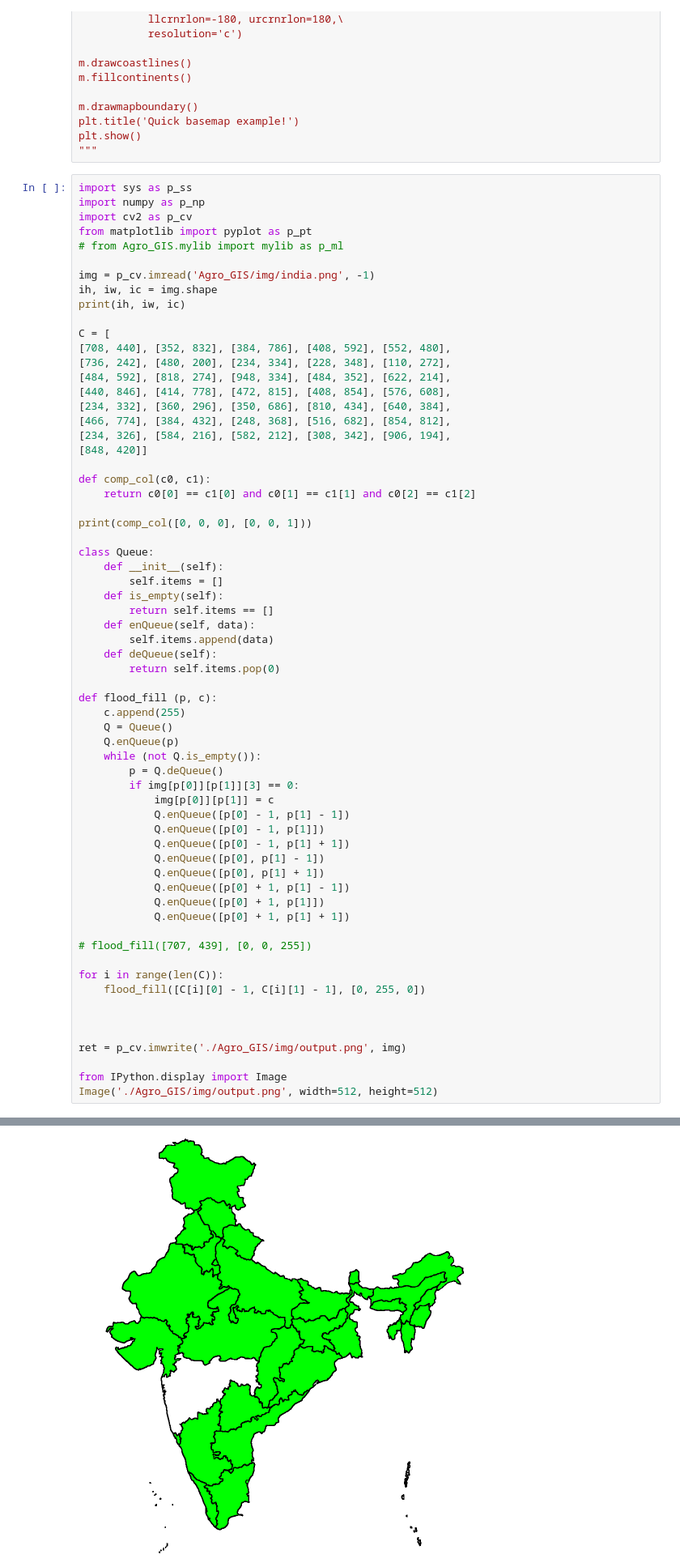
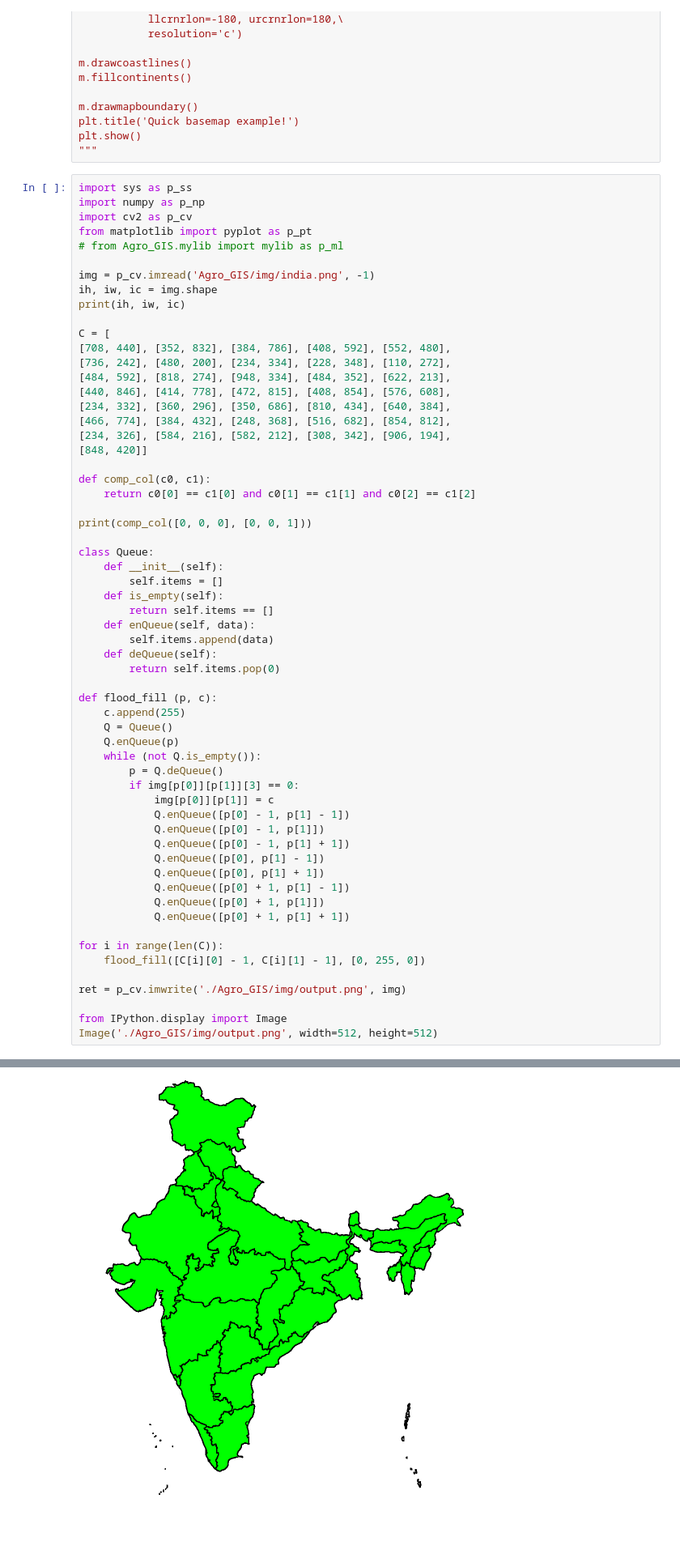
Before and after one commit to TheScienceUniverse/Agro_GIS, a Jupyter notebook: Agro_GIS.ipynb, the cells around one changed output, grey strips where cells are left out. Shown at 81% size. Saved outputs shown, nothing was run; the diff lists cells and outputs as text; blank space fills up the shorter version.

```diff
--- a/Agro_GIS.ipynb
+++ b/Agro_GIS.ipynb
@@ -82,7 +82,7 @@ print(ih, iw, ic)
 C = [
 [708, 440], [352, 832], [384, 786], [408, 592], [552, 480],
 [736, 242], [480, 200], [234, 334], [228, 348], [110, 272],
-[484, 592], [818, 274], [948, 334], [484, 352], [622, 214],
+[484, 592], [818, 274], [948, 334], [484, 352], [622, 213],
 [440, 846], [414, 778], [472, 815], [408, 854], [576, 608],
 [234, 332], [360, 296], [350, 686], [810, 434], [640, 384],
 [466, 774], [384, 432], [248, 368], [516, 682], [854, 812],
@@ -104,35 +104,31 @@ class Queue:
 	def deQueue(self):
 		return self.items.pop(0)
 
 def flood_fill (p, c):
 	c.append(255)
 	Q = Queue()
 	Q.enQueue(p)
 	while (not Q.is_empty()):
 		p = Q.deQueue()
 		if img[p[0]][p[1]][3] == 0:
 			img[p[0]][p[1]] = c
 			Q.enQueue([p[0] - 1, p[1] - 1])
 			Q.enQueue([p[0] - 1, p[1]])
 			Q.enQueue([p[0] - 1, p[1] + 1])
 			Q.enQueue([p[0], p[1] - 1])
 			Q.enQueue([p[0], p[1] + 1])
 			Q.enQueue([p[0] + 1, p[1] - 1])
 			Q.enQueue([p[0] + 1, p[1]])
 			Q.enQueue([p[0] + 1, p[1] + 1])
 
-# flood_fill([707, 439], [0, 0, 255])
-
 for i in range(len(C)):
 	flood_fill([C[i][0] - 1, C[i][1] - 1], [0, 255, 0])
-
-
 
 ret = p_cv.imwrite('./Agro_GIS/img/output.png', img)
 
 from IPython.display import Image
 Image('./Agro_GIS/img/output.png', width=512, height=512)
 # %% [output]
 1024 1024 4
 False
-[figure, old version]
+[figure, new version]
```
